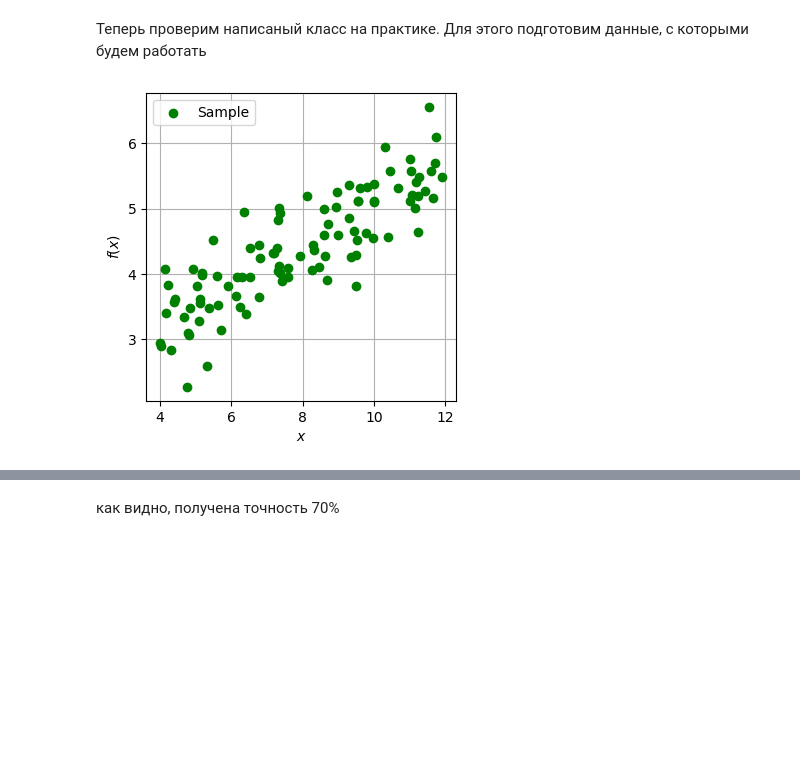
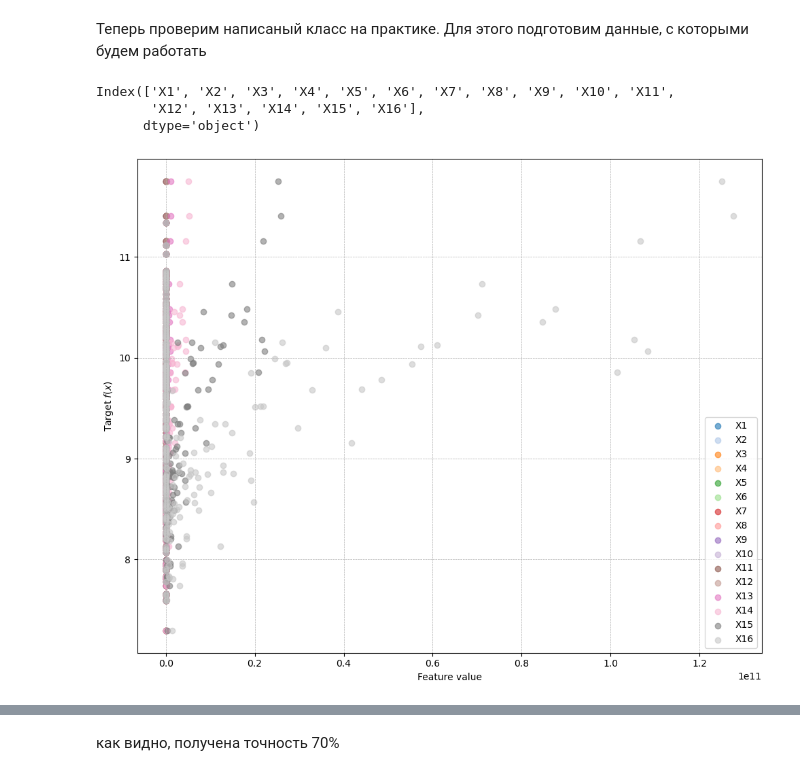
Before and after one commit to SARWX/mlmethods, a Jupyter notebook: task2.ipynb, the cells around one changed output, grey strips where cells are left out. Saved outputs shown, nothing was run; the diff lists cells and outputs as text; code cells hidden in the pictures; blank space fills up the shorter version.

```diff
--- a/task2.ipynb
+++ b/task2.ipynb
@@ -101,5 +222,25 @@ X, y = generate_data()
+# %%
+# Загрузка файла
+df = pd.read_csv("./regularization.csv")  # замени на реальное имя файла
+
+# Разделение на X и y
+X = df.drop(columns="Y")  # все столбцы кроме Y
+y = df["Y"]                # только столбец Y
+# %%
+X.columns
+# %% [output]
+Index(['X1', 'X2', 'X3', 'X4', 'X5', 'X6', 'X7', 'X8', 'X9', 'X10', 'X11',
+       'X12', 'X13', 'X14', 'X15', 'X16'],
+      dtype='object')
 # %%
 # Отображение наблюдений
-plot_regression(X, y)
+# for column in X.columns:
+#     print(f"\n--- Plotting for feature: {column} ---")
+#     plot_regression(X[[column]], y)
+
+
+# plot_all_params_regression(X, y)
+
+plot_all_features_with_model(X, y)
 # %% [output]
-[figure, old version]
+[figure, new version]
```
Also changed, not shown: parts of 53 cells of this notebook, 1 other file.
